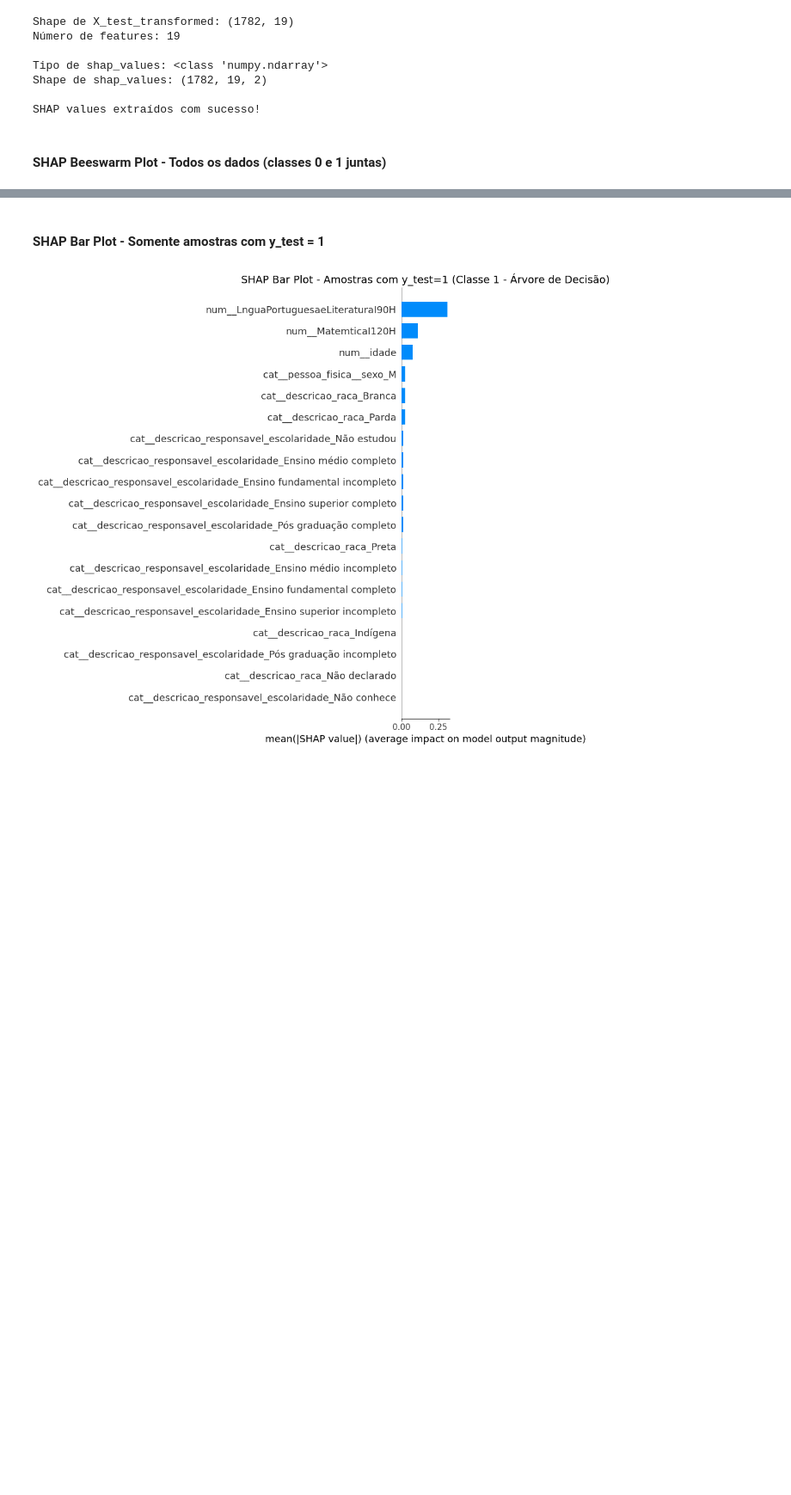
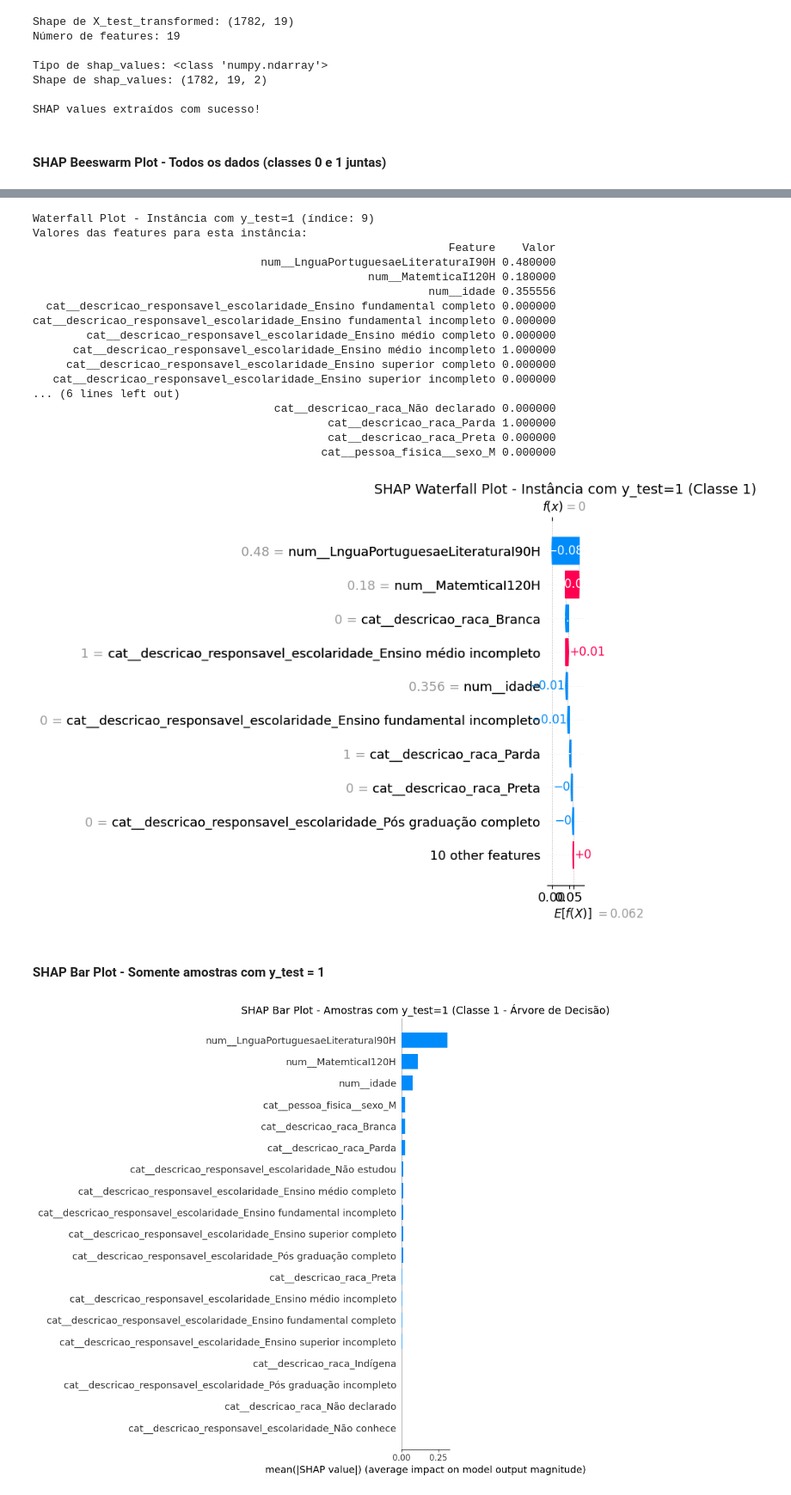
Before and after one commit to tmedeirosb/tsi-ad-2025, a Jupyter notebook: MODULO_08.ipynb, the cells around one changed output, grey strips where cells are left out. Shown at 86% size. Drawn from its saved outputs; the diff is of its cells as text; code cells hidden in the pictures; blank space fills up the shorter version.

```diff
--- a/MODULO_08.ipynb
+++ b/MODULO_08.ipynb
@@ -599,0 +646,44 @@ plt.show()
+# %%
+# SHAP Waterfall Plot para uma instância com y_test = 1
+# Encontrar o índice da primeira instância com classe 1
+idx_class1 = np.where(y_test.values == 1)[0][0]
+
+print(f"\nWaterfall Plot - Instância com y_test=1 (índice: {idx_class1})")
+print(f"Valores das features para esta instância:")
+print(pd.DataFrame({
+    'Feature': feature_names,
+    'Valor': X_test_transformed[idx_class1]
+}).to_string(index=False))
+
+# Criar Explanation object para visualizar o waterfall
+explanation_class1 = shap.Explanation(
+    values=shap_values_class1[idx_class1],
+    base_values=explainer.expected_value[1],
+    data=X_test_transformed[idx_class1],
+    feature_names=feature_names
+)
+
+plt.figure(figsize=(14, 8))
+shap.plots.waterfall(explanation_class1, show=False)
+plt.title(f'SHAP Waterfall Plot - Instância com y_test=1 (Classe 1)', fontsize=14)
+plt.tight_layout()
+plt.show()
+# %% [output]
+Waterfall Plot - Instância com y_test=1 (índice: 9)
+Valores das features para esta instância:
+                                                              Feature    Valor
+                                  num__LnguaPortuguesaeLiteraturaI90H 0.480000
+                                                  num__MatemticaI120H 0.180000
+                                                           num__idade 0.355556
+  cat__descricao_responsavel_escolaridade_Ensino fundamental completo 0.000000
+cat__descricao_responsavel_escolaridade_Ensino fundamental incompleto 0.000000
+        cat__descricao_responsavel_escolaridade_Ensino médio completo 0.000000
+      cat__descricao_responsavel_escolaridade_Ensino médio incompleto 1.000000
+     cat__descricao_responsavel_escolaridade_Ensino superior completo 0.000000
+   cat__descricao_responsavel_escolaridade_Ensino superior incompleto 0.000000
+... (6 lines left out)
+                                    cat__descricao_raca_Não declarado 0.000000
+                                            cat__descricao_raca_Parda 1.000000
+                                            cat__descricao_raca_Preta 0.000000
+                                           cat__pessoa_fisica__sexo_M 0.000000
+[figure, added]
```
Also changed, not shown: parts of 4 cells of this notebook.
